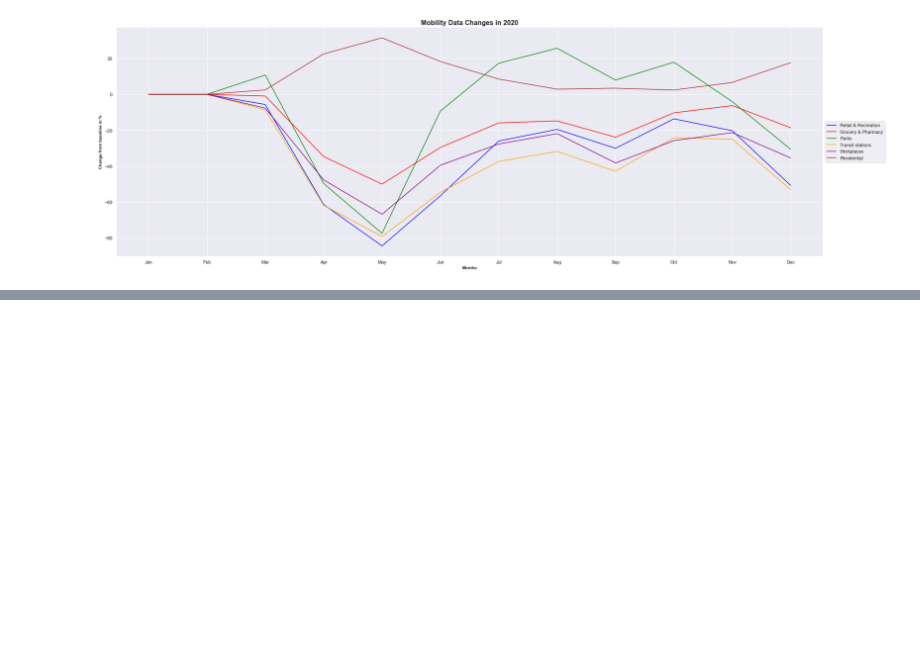
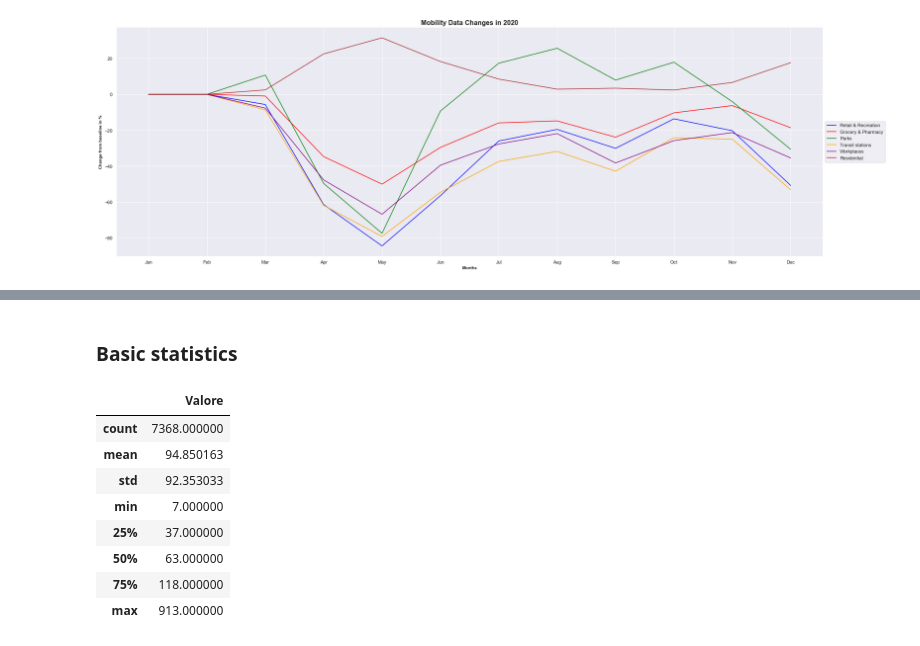
Before and after one commit to danielegerbaldo/Turin-Air-Quality-Comparison-Lockdown, a Jupyter notebook: Turin-Air-Quality-Comparison-Lockdown.ipynb, the cells around one changed output, grey strips where cells are left out. Saved outputs shown, nothing was run; the diff lists cells and outputs as text; code cells hidden in the pictures; blank space fills up the shorter version.

```diff
--- a/Turin-Air-Quality-Comparison-Lockdown.ipynb
+++ b/Turin-Air-Quality-Comparison-Lockdown.ipynb
@@ -167,0 +198,14 @@ plt.show()
+# %% [markdown]
+### Basic statistics
+# %%
+to_rebaudengo_gas.describe(include=[float])
+# %% [output]
+|  | Valore |
+| count | 7368.000000 |
+| mean | 94.850163 |
+| std | 92.353033 |
+| min | 7.000000 |
+| 25% | 37.000000 |
+| 50% | 63.000000 |
+| 75% | 118.000000 |
+| max | 913.000000 |
```
Also changed, not shown: parts of 6 cells of this notebook, 4 other files.
